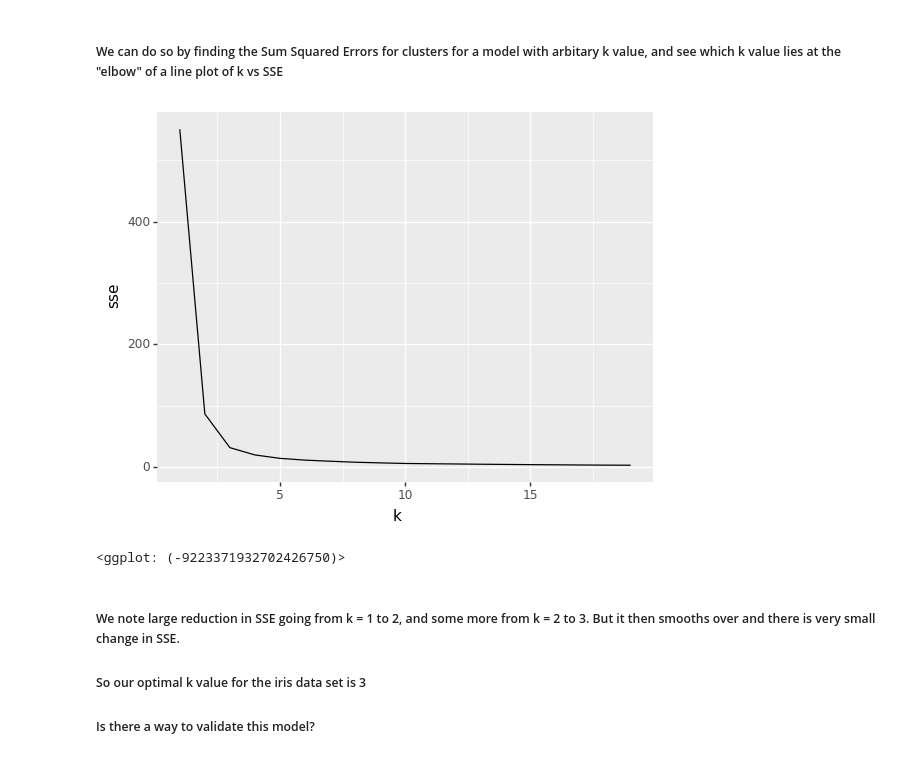
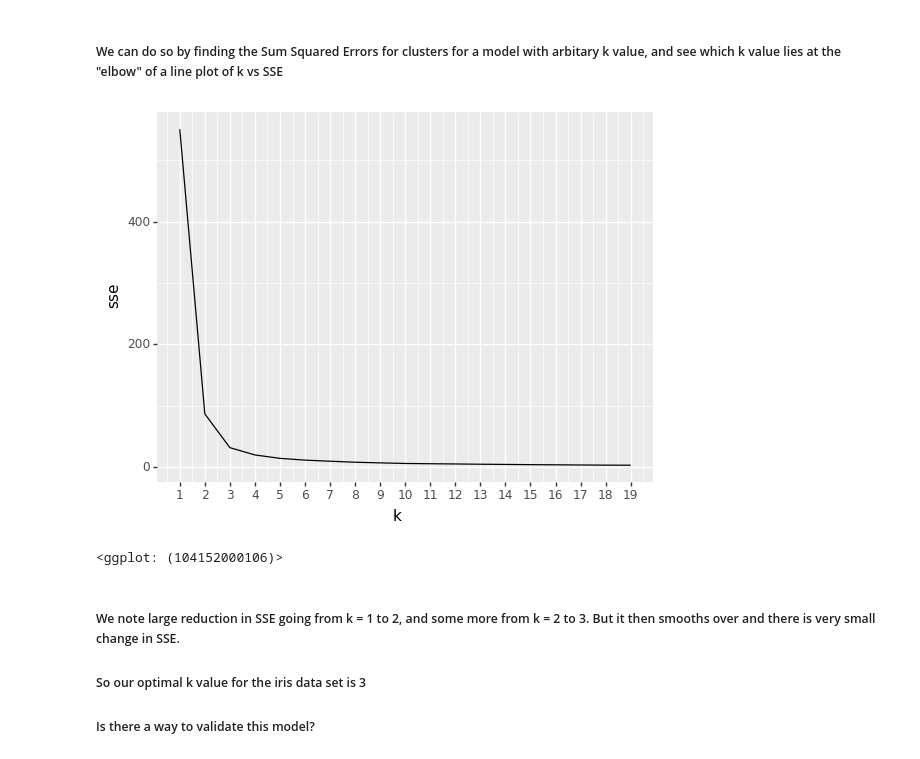
Before and after one commit to h3amza/CPSC392, a Jupyter notebook: Lectures/18-kMeansClustering.ipynb, the cells around one changed output. Saved outputs shown, nothing was run; the diff lists cells and outputs as text; code cells hidden in the pictures.

```diff
--- a/Lectures/18-kMeansClustering.ipynb
+++ b/Lectures/18-kMeansClustering.ipynb
@@ -118,10 +118,10 @@ for k in range(1,20):
 # %%
 df = pd.DataFrame({"k":list(sse.keys()),"sse":list(sse.values())})
 # %%
-ggplot(df,aes(x="k",y="sse"))+geom_line()
+ggplot(df,aes(x="k",y="sse"))+geom_line()+scale_x_continuous(breaks = list(sse.keys()))
 # %% [output]
-[figure, old version]
+[figure, new version]
-<ggplot: (-9223371932702426750)>
+<ggplot: (104152000106)>
 # %% [markdown]
 ##### We note large reduction in SSE going from k = 1 to 2, and some more from k = 2 to 3. But it then smooths over and there is very small change in SSE.
 
```
